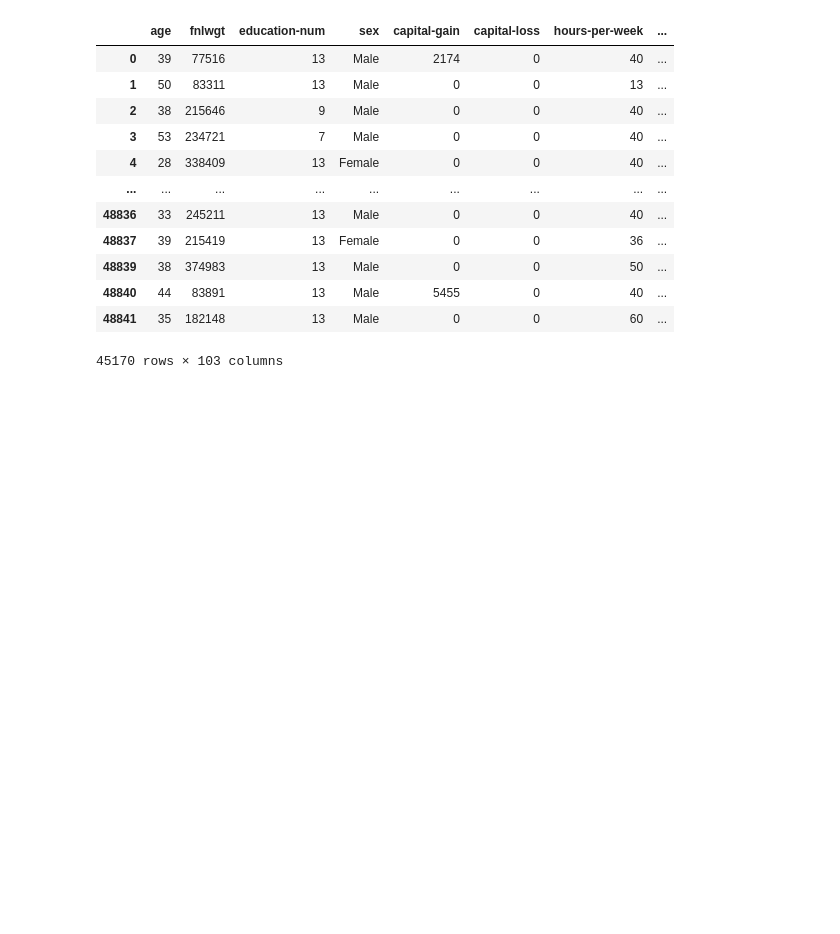
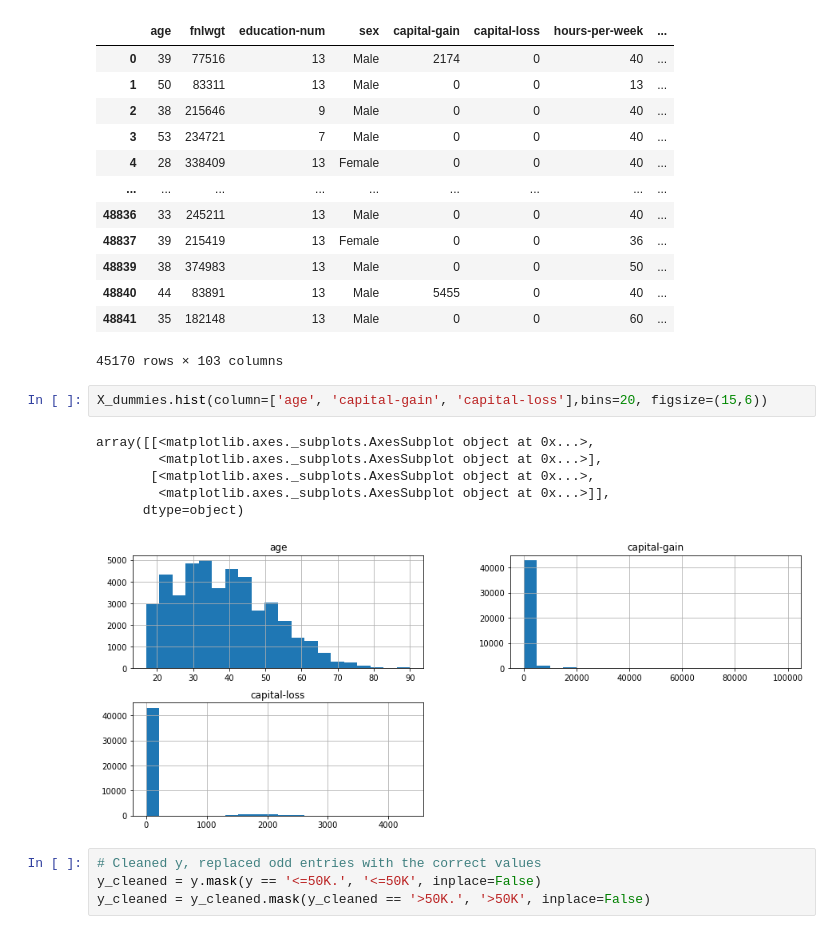
Before and after one commit to CP322-Machine-Learning-Group/Mini-Project-1, a Jupyter notebook: 322 a1t1.ipynb, the cells around one changed output. Cells and saved outputs as stored; diff of their text form; blank space fills up the shorter version.

Commit message:
Corrected malformed entries in y variable

```diff
--- a/322 a1t1.ipynb
+++ b/322 a1t1.ipynb
@@ -121,3 +121,16 @@ X_dummies
 | 48840 | 44 | 83891 | 13 | Male | 5455 | 0 | 40 | ... |
 | 48841 | 35 | 182148 | 13 | Male | 0 | 0 | 60 | ... |
 45170 rows × 103 columns
+# %%
+X_dummies.hist(column=['age', 'capital-gain', 'capital-loss'],bins=20, figsize=(15,6))
+# %% [output]
+array([[<matplotlib.axes._subplots.AxesSubplot object at 0x...>,
+        <matplotlib.axes._subplots.AxesSubplot object at 0x...>],
+       [<matplotlib.axes._subplots.AxesSubplot object at 0x...>,
+        <matplotlib.axes._subplots.AxesSubplot object at 0x...>]],
+      dtype=object)
+[figure, added]
+# %%
+# Cleaned y, replaced odd entries with the correct values
+y_cleaned = y.mask(y == '<=50K.', '<=50K', inplace=False)
+y_cleaned = y_cleaned.mask(y_cleaned == '>50K.', '>50K', inplace=False)
```
